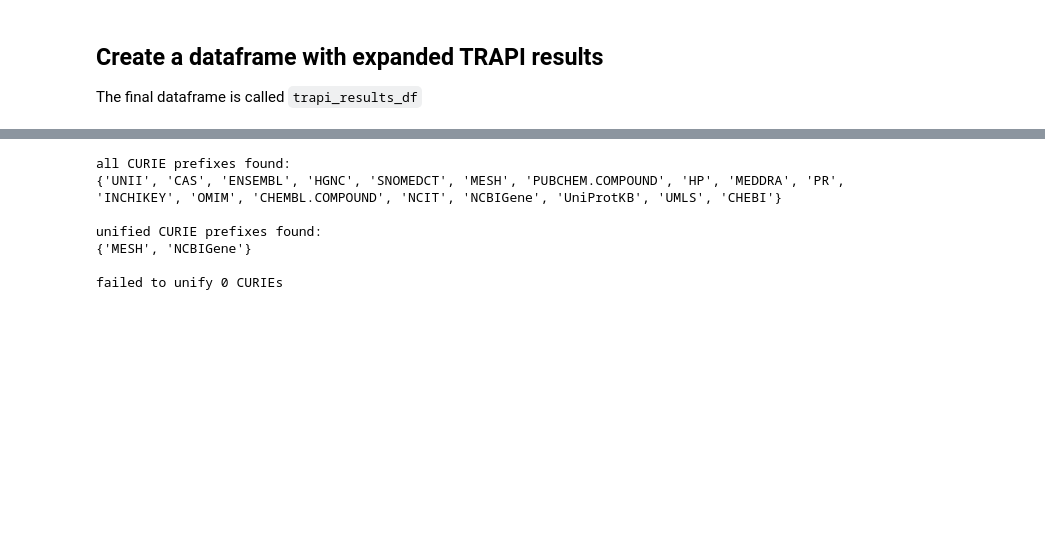
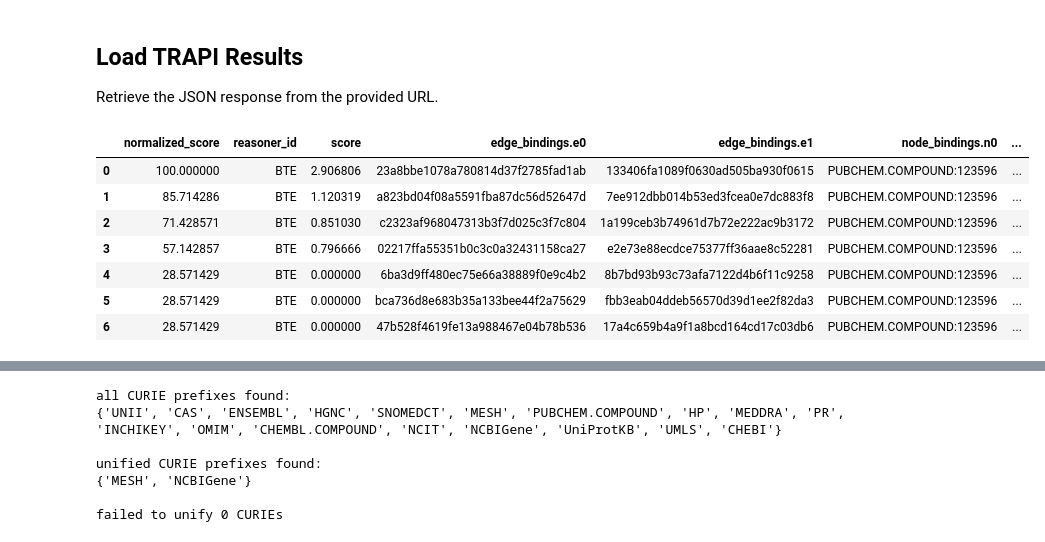
Before and after one commit to wikipathways/BioThings_Explorer_PFOCR_clustering, a Jupyter notebook: bte_clustering_AA.ipynb, the cells around one changed output, grey strips where cells are left out. Cells and saved outputs as stored; diff of their text form; code cells hidden in the pictures; blank space fills up the shorter version.

````diff
--- a/bte_clustering_AA.ipynb
+++ b/bte_clustering_AA.ipynb
@@ -42,14 +76,0 @@ https://arax.ncats.io/api/arax/v1.3/response/7b14f961-9066-41f7-9e3b-d76b2b4a7fa
-# %%
-# store the URL in url as parameter for urlopen
-trapi_results_url = "https://arax.ncats.io/api/arax/v1.3/response/7b14f961-9066-41f7-9e3b-d76b2b4a7fac" #7 results
-#trapi_results_url = "https://arax.ncats.io/api/arax/v1.3/response/49d80ecb-7fd9-4ee6-a642-6d7994903f04" #2862 results
-
-# storing the JSON response from url
-with urlopen(trapi_results_url) as url:
-    trapi_results_json = json.load(url)
-
-# get the TRAPI results and knowledge graph from the json response
-trapi_message = trapi_results_json['message']
-trapi_results = trapi_message["results"]
-trapi_results_collapsed_df = pd.json_normalize(trapi_results)
-trapi_results_collapsed_df
@@ -65,4 +77,27 @@ trapi_results_collapsed_df
-# %% [markdown]
-## Create a dataframe with expanded TRAPI results
-
-The final dataframe is called ```trapi_results_df```
+# %% [markdown]
+## Load TRAPI Results
+
+Retrieve the JSON response from the provided URL.
+# %%
+with urlopen(trapi_results_url.value) as url:
+    trapi_results_json = json.load(url)
+
+# get the TRAPI results and knowledge graph from the json response
+trapi_message = trapi_results_json['message']
+trapi_results = trapi_message["results"]
+trapi_results_collapsed_df = pd.json_normalize(trapi_results)
+
+# prepare results as a human-readable dataframe
+for c in list(trapi_results_collapsed_df.columns):
+    if isinstance(trapi_results_collapsed_df[c][0], list):
+        trapi_results_collapsed_df[c] = trapi_results_collapsed_df[c].str[0].str['id']
+trapi_results_collapsed_df
+# %% [output]
+|  | normalized_score | reasoner_id | score | edge_bindings.e0 | edge_bindings.e1 | node_bindings.n0 | ... |
+| 0 | 100.000000 | BTE | 2.906806 | 23a8bbe1078a780814d37f2785fad1ab | 133406fa1089f0630ad505ba930f0615 | PUBCHEM.COMPOUND:123596 | ... |
+| 1 | 85.714286 | BTE | 1.120319 | a823bd04f08a5591fba87dc56d52647d | 7ee912dbb014b53ed3fcea0e7dc883f8 | PUBCHEM.COMPOUND:123596 | ... |
+| 2 | 71.428571 | BTE | 0.851030 | c2323af968047313b3f7d025c3f7c804 | 1a199ceb3b74961d7b72e222ac9b3172 | PUBCHEM.COMPOUND:123596 | ... |
+| 3 | 57.142857 | BTE | 0.796666 | 02217ffa55351b0c3c0a32431158ca27 | e2e73e88ecdce75377ff36aae8c52281 | PUBCHEM.COMPOUND:123596 | ... |
+| 4 | 28.571429 | BTE | 0.000000 | 6ba3d9ff480ec75e66a38889f0e9c4b2 | 8b7bd93b93c73afa7122d4b6f11c9258 | PUBCHEM.COMPOUND:123596 | ... |
+| 5 | 28.571429 | BTE | 0.000000 | bca736d8e683b35a133bee44f2a75629 | fbb3eab04ddeb56570d39d1ee2f82da3 | PUBCHEM.COMPOUND:123596 | ... |
+| 6 | 28.571429 | BTE | 0.000000 | 47b528f4619fe13a988467e04b78b536 | 17a4c659b4a9f1a8bcd164cd17c03db6 | PUBCHEM.COMPOUND:123596 | ... |
````
Also changed, not shown: parts of 20 cells of this notebook.
